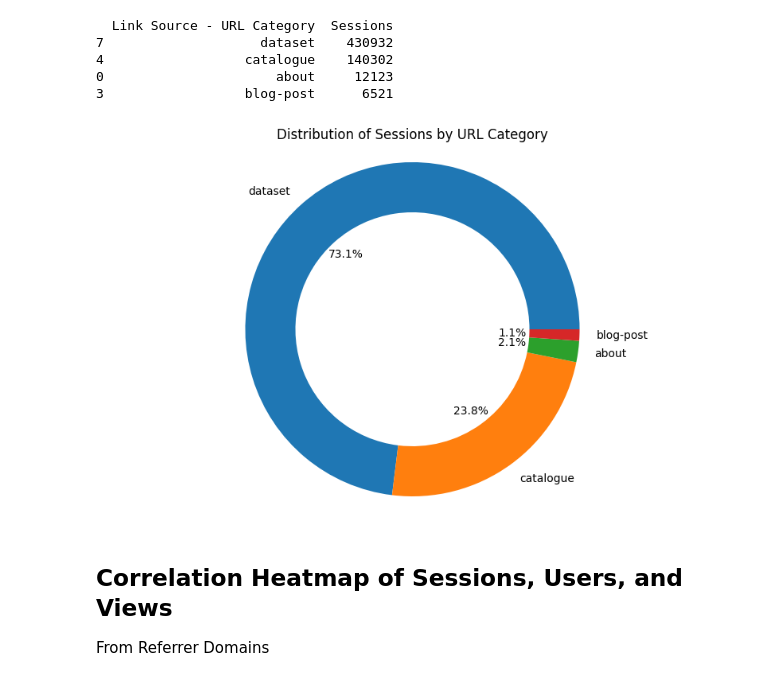
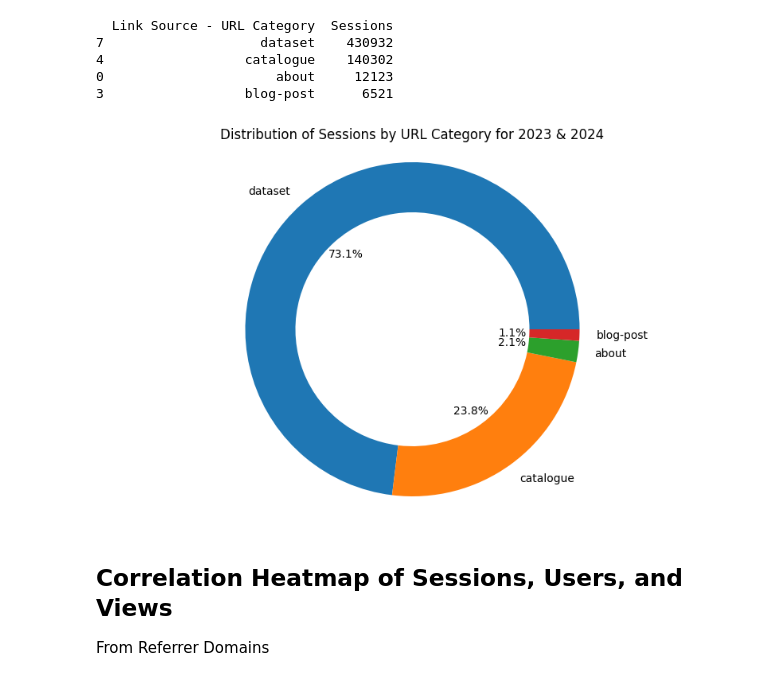
Before and after one commit to rkaushick-neu/toronto-od-web-analytics, a Jupyter notebook: Analysis_Notebook.ipynb, the cells around one changed output. Cells and saved outputs as stored; diff of their text form; code cells hidden in the pictures.

```diff
--- a/Analysis_Notebook.ipynb
+++ b/Analysis_Notebook.ipynb
@@ -479,19 +496,19 @@ print(sum_sessions_url_category.head(4))
 # %%
 # Create a pie chart for the Top 4 sessions by URL category
 top_4_sessions_URL_category = sum_sessions_url_category.head(4)
 
 plt.figure(figsize=(10, 6))
 wedges, texts, autotexts = plt.pie(top_4_sessions_URL_category['Sessions'],
         labels=top_4_sessions_URL_category['Link Source - URL Category'],
         autopct='%1.1f%%',
         wedgeprops=dict(width=0.3))   # Set label font size
 
 
-plt.title('Distribution of Sessions by URL Category')
+plt.title('Distribution of Sessions by URL Category for 2023 & 2024')
 plt.axis('equal')  # Equal aspect ratio ensures that pie is drawn as a circle.
 plt.show()
 # %% [output]
-[figure, old version]
+[figure, new version]
 # %% [markdown]
 ## Correlation Heatmap of Sessions, Users, and Views
 From Referrer Domains
```
Also changed, not shown: parts of 11 cells of this notebook.
